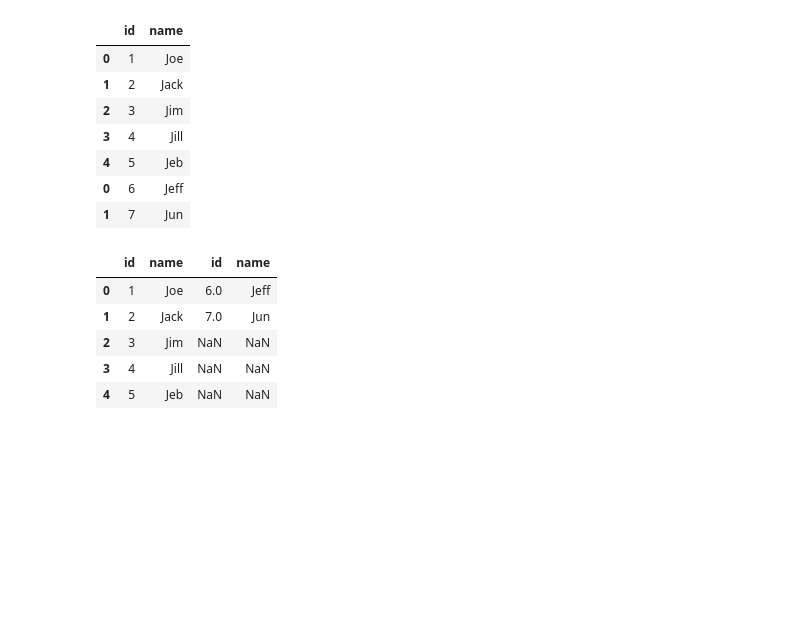
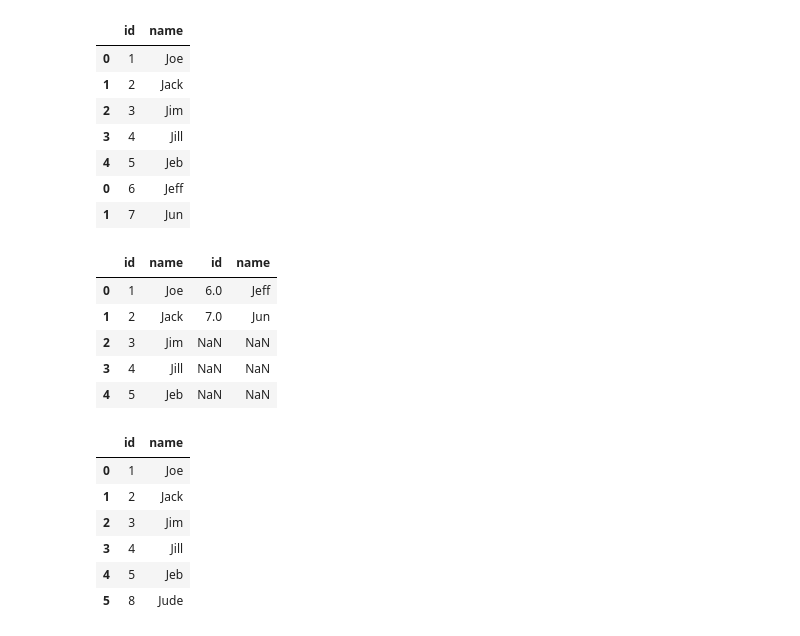
Before and after one commit to alexismenanieves/Pandas_Practice, a Jupyter notebook: Pandas_Practice_Notebook.ipynb, the cells around one changed output. Cells and saved outputs as stored; diff of their text form; code cells hidden in the pictures; blank space fills up the shorter version.

Commit message:
Added append example

```diff
--- a/Pandas_Practice_Notebook.ipynb
+++ b/Pandas_Practice_Notebook.ipynb
@@ -521,3 +521,15 @@ pd.concat([data_a, data_b], axis=1)
 | 2 | 3 | Jim | NaN | NaN |
 | 3 | 4 | Jill | NaN | NaN |
 | 4 | 5 | Jeb | NaN | NaN |
+# %%
+# You can append series too
+my_row = pd.Series([8, 'Jude'], index=['id','name'])
+data_a.append(my_row, ignore_index=True)
+# %% [output]
+|  | id | name |
+| 0 | 1 | Joe |
+| 1 | 2 | Jack |
+| 2 | 3 | Jim |
+| 3 | 4 | Jill |
+| 4 | 5 | Jeb |
+| 5 | 8 | Jude |
```
